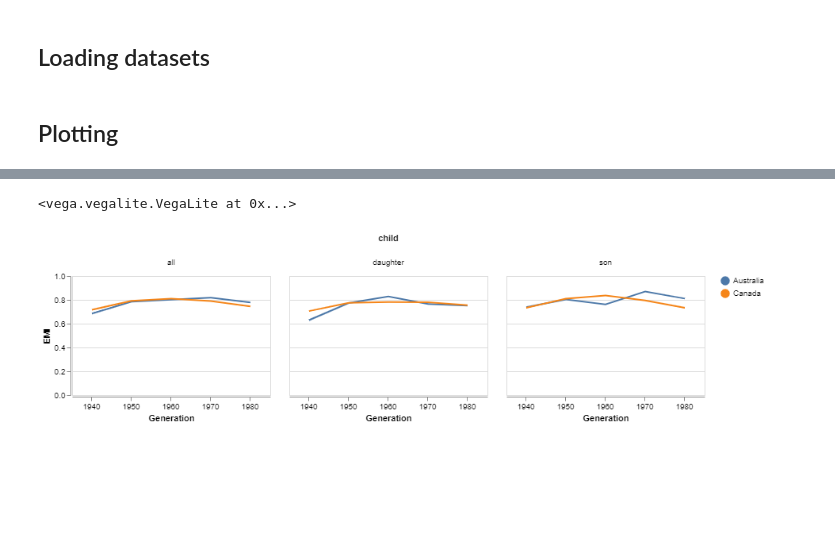
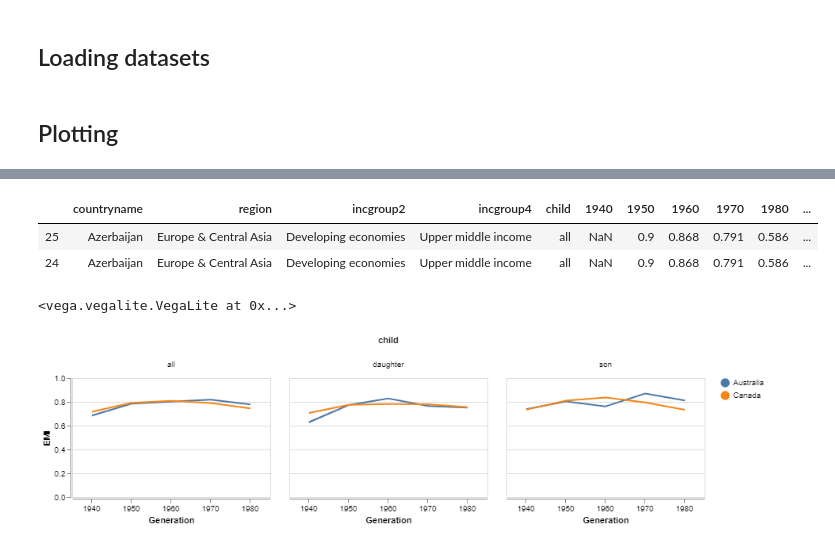
Before and after one commit to UBC-MDS/DSCI_532_L02_Group212_SocialMobilityProject, a Jupyter notebook: src/plot_functions.ipynb, the cells around one changed output, grey strips where cells are left out. Cells and saved outputs as stored; diff of their text form; code cells hidden in the pictures; blank space fills up the shorter version.

```diff
--- a/src/plot_functions.ipynb
+++ b/src/plot_functions.ipynb
@@ -179,3 +172,14 @@ map_and_bar_by_year(1980, map_and_bar_df)
+# %%
+plot_df = map_and_bar_df
+plot_df = plot_df.loc[plot_df['child']=='all']
+plot_df = plot_df.dropna(subset=['1970'])
+plot_df['Rank'] = plot_df['1970'].rank(ascending = 0)
+x = plot_df.sort_values('1970', ascending = True)
+x.loc[x['countryname'] == "Azerbaijan"]
+# %% [output]
+|  | countryname | region | incgroup2 | incgroup4 | child | 1940 | 1950 | 1960 | 1970 | 1980 | ... |
+| 25 | Azerbaijan | Europe & Central Asia | Developing economies | Upper middle income | all | NaN | 0.9 | 0.868 | 0.791 | 0.586 | ... |
+| 24 | Azerbaijan | Europe & Central Asia | Developing economies | Upper middle income | all | NaN | 0.9 | 0.868 | 0.791 | 0.586 | ... |
 # %%
 def line_charts(compare_chart_df, country_list):
     """
```
Also changed, not shown: parts of 2 cells of this notebook, 3 other files.
